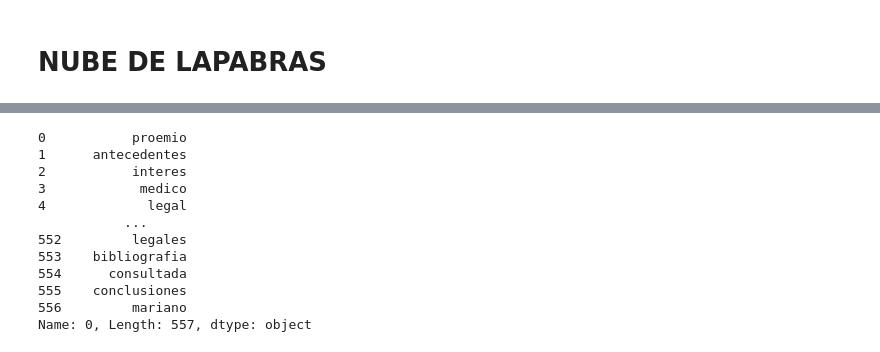
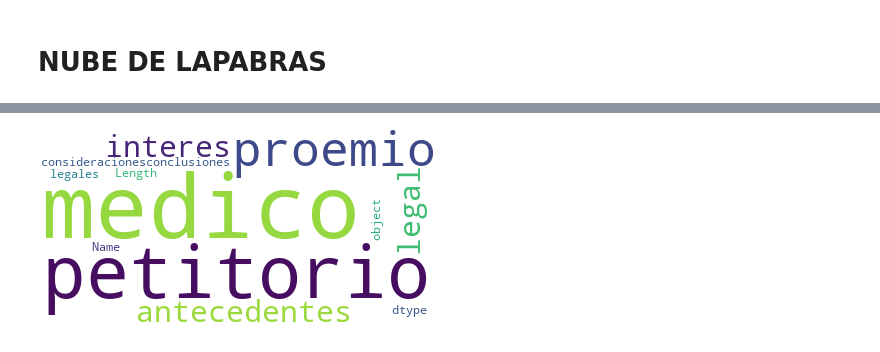
Before and after one commit to gaston411/Mi-Proyecto, a Jupyter notebook: limpiezaPrueba.ipynb, the cells around one changed output, grey strips where cells are left out. Saved outputs shown, nothing was run; the diff lists cells and outputs as text; code cells hidden in the pictures.

```diff
--- a/limpiezaPrueba.ipynb
+++ b/limpiezaPrueba.ipynb
@@ -410,15 +397,30 @@ wordcloud.to_image()
 # %%
-pprint(dfTitulosMayusculas[0])
+#pprint(dfTitulosMayusculas[0])
-# %% [output]
-0           proemio
-1      antecedentes
-2           interes
-3            medico
-4             legal
-           ...
-552         legales
-553    bibliografia
-554      consultada
-555    conclusiones
-556         mariano
-Name: 0, Length: 557, dtype: object
+# %%
+# elimino stopwords de la nube de palabras.
+import nltk
+
+stops = nltk.corpus.stopwords.words('spanish')
+
+# agregar palabra a la lista
+#stops.append('algo')
+
+
+# Import the wordcloud library
+import pandas as pd
+import matplotlib.pyplot as plt
+from wordcloud import WordCloud
+
+# Join the different processed titles together.
+long_string = ','.join(list(dfTitulosMayusculas.apply(str)))
+
+# Create a WordCloud object
+wordcloud = WordCloud(background_color="white", max_words=1000, contour_width=3, contour_color='steelblue', stopwords=stops) #, stopwords=stops
+
+# Generate a word cloud
+wordcloud.generate(long_string)
+
+# Visualize the word cloud
+wordcloud.to_image()
+# %% [output]
+[figure, added]
```
Also changed, not shown: parts of 16 cells of this notebook, 1 other file.
